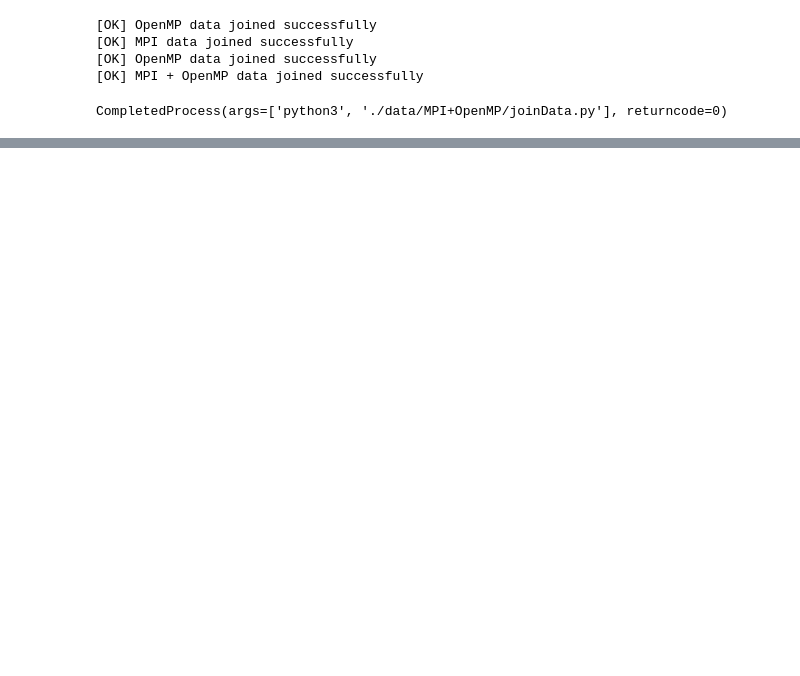
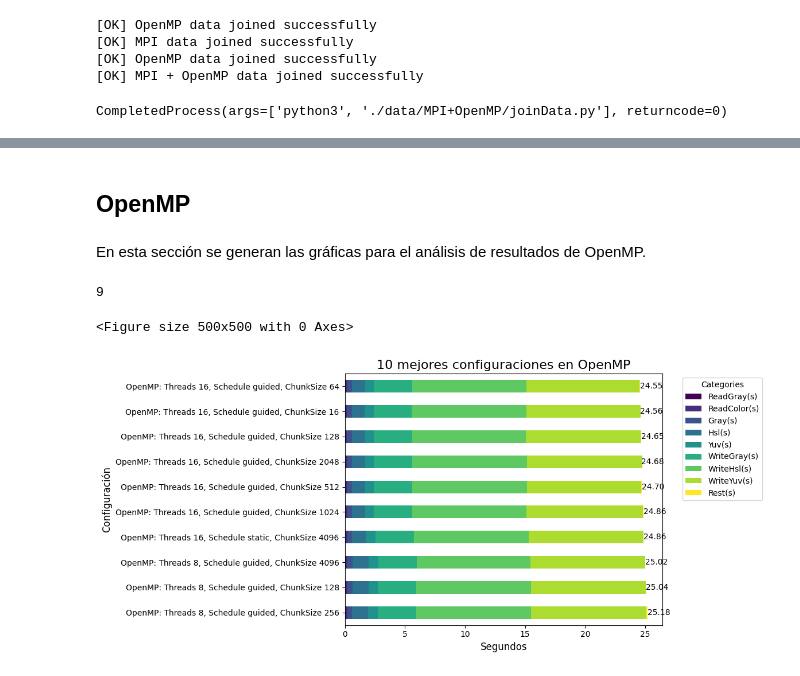
Before and after one commit to CDF51342/HPC-MPI-OpenMP, a Jupyter notebook: graphics.ipynb, the cells around one changed output, grey strips where cells are left out. Cells and saved outputs as stored; diff of their text form; code cells hidden in the pictures; blank space fills up the shorter version.

```diff
--- a/graphics.ipynb
+++ b/graphics.ipynb
@@ -176,0 +279,10 @@ See the caveats in the documentation: https://pandas.pydata.org/pandas-docs/stab
+# %% [markdown]
+## OpenMP
+# %% [markdown]
+En esta sección se generan las gráficas para el análisis de resultados de OpenMP.
+# %%
+show_accumulative_plot(openmp_data, '10 mejores configuraciones en OpenMP', True)
+# %% [output]
+9
+<Figure size 500x500 with 0 Axes>
+[figure, added]
```
Also changed, not shown: parts of 23 cells of this notebook, 24 other files.
